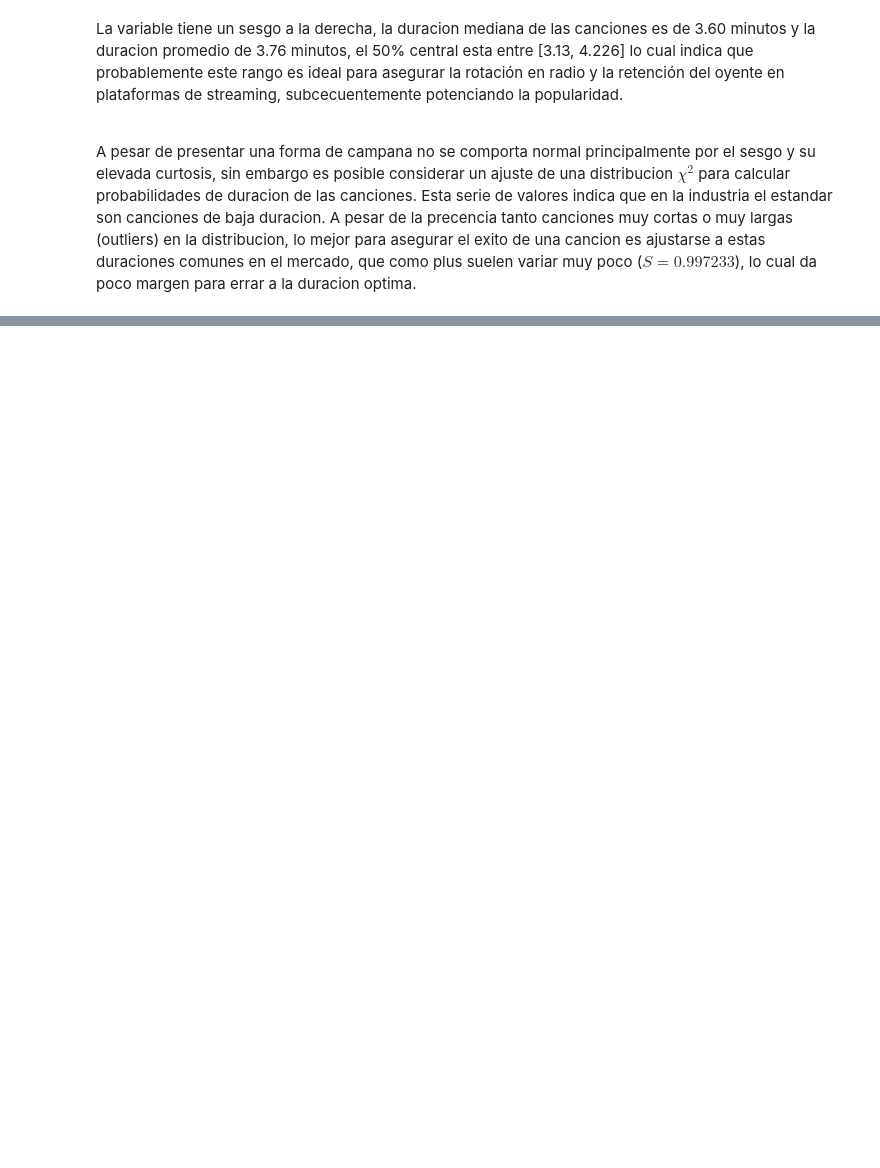
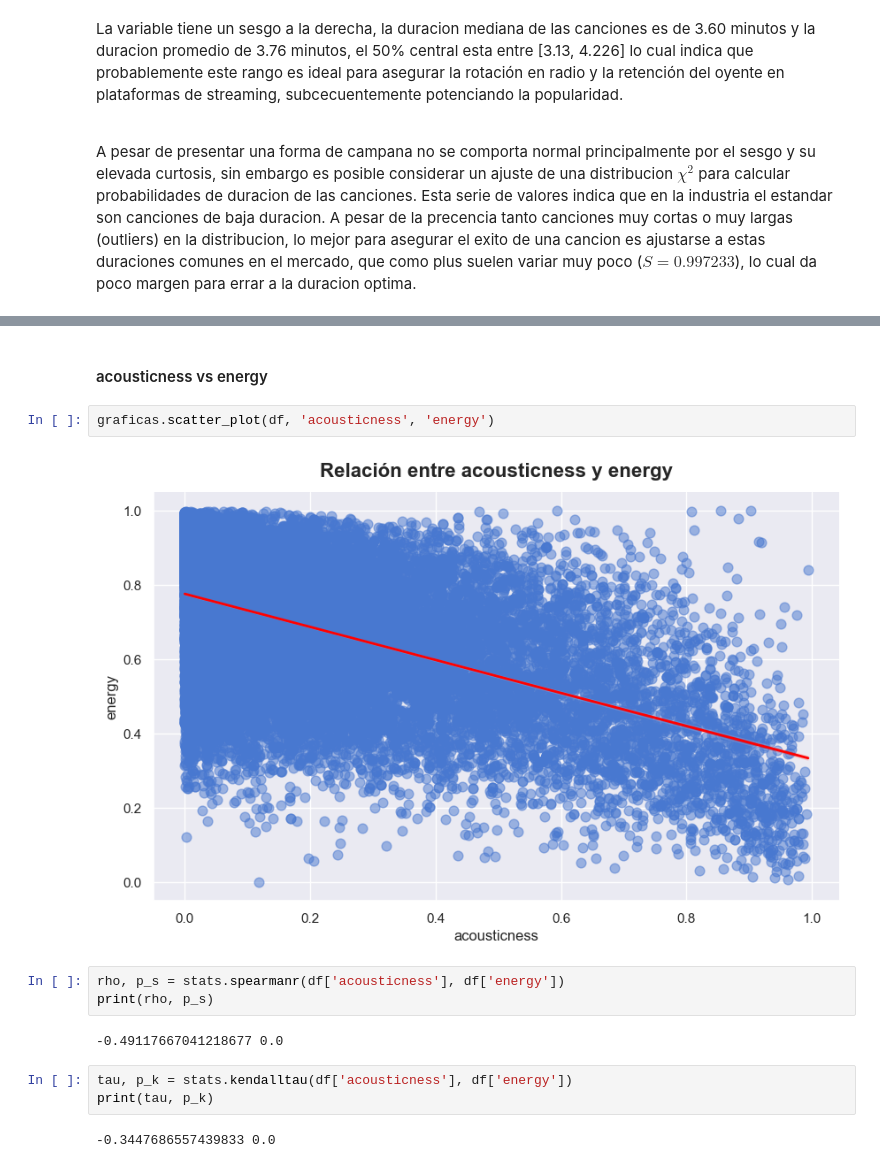
Before and after one commit to juanpablocarrillohortua/Proyecto_Data_Mining_UEC, a Jupyter notebook: notebooks/EDA_&_1st_part_notebook.ipynb, the cells around one changed output, grey strips where cells are left out. Drawn from its saved outputs; the diff is of its cells as text; blank space fills up the shorter version.

```diff
--- a/notebooks/EDA_&_1st_part_notebook.ipynb
+++ b/notebooks/EDA_&_1st_part_notebook.ipynb
@@ -724,0 +803,16 @@ A pesar de presentar una forma de campana no se comporta normal principalmente p
+# %% [markdown]
+#### acousticness vs energy
+# %%
+graficas.scatter_plot(df, 'acousticness', 'energy')
+# %% [output]
+[figure, added]
+# %%
+rho, p_s = stats.spearmanr(df['acousticness'], df['energy'])
+print(rho, p_s)
+# %% [output]
+-0.49117667041218677 0.0
+# %%
+tau, p_k = stats.kendalltau(df['acousticness'], df['energy'])
+print(tau, p_k)
+# %% [output]
+-0.3447686557439833 0.0
```
Also changed, not shown: parts of 46 cells of this notebook, 9 other files.
